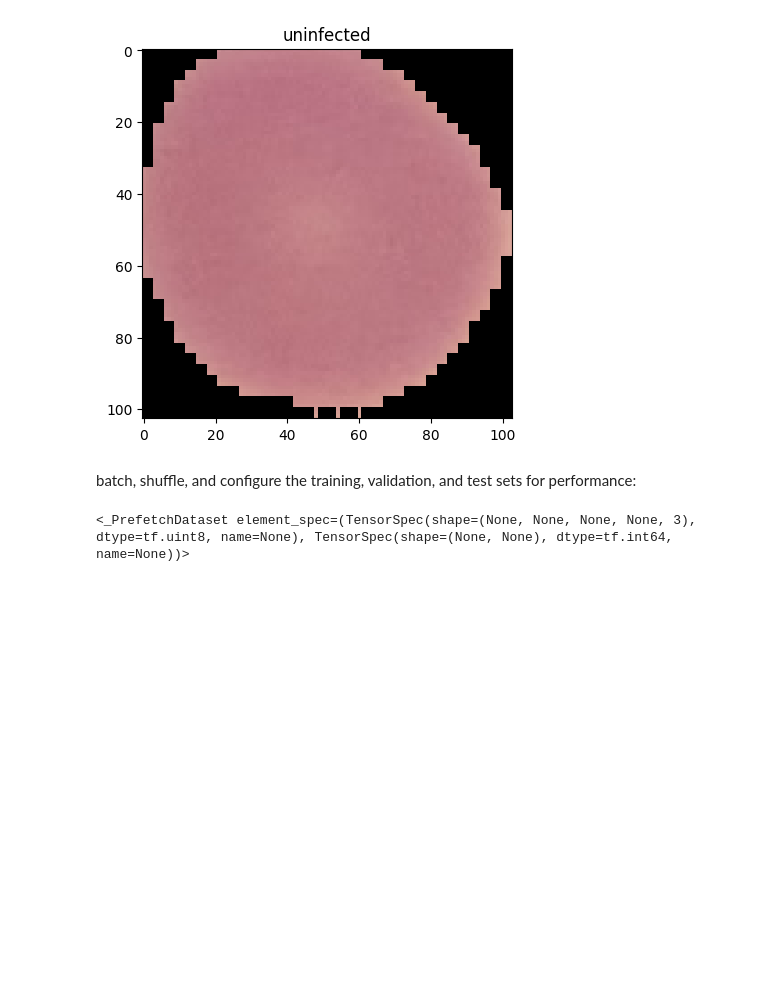
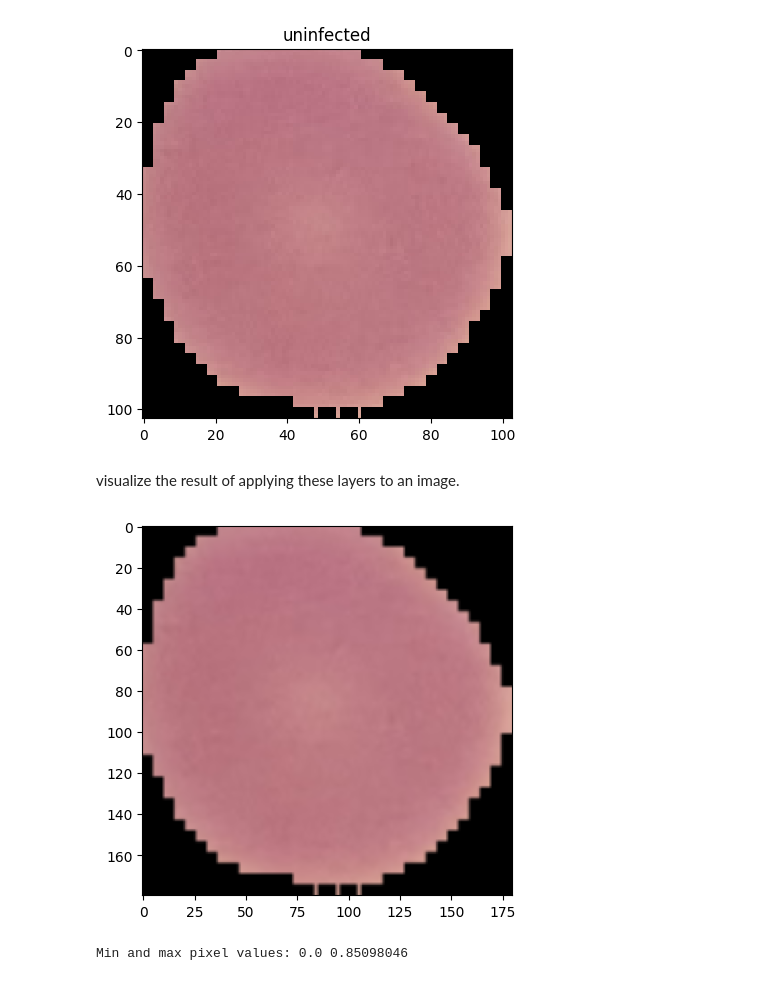
Before and after one commit to denistoo749/Malaria-Cell-Image-Classification, a Jupyter notebook: malaria_cell_images_classification.ipynb, the cells around one changed output. Drawn from its saved outputs; the diff is of its cells as text; code cells hidden in the pictures; blank space fills up the shorter version.

```diff
--- a/malaria_cell_images_classification.ipynb
+++ b/malaria_cell_images_classification.ipynb
@@ -57,3 +42,10 @@ def configure_for_performance(ds):
+# %%
+IMG_SIZE = 180
+
+resize_and_rescale = tf.keras.Sequential([
+  layers.Resizing(IMG_SIZE, IMG_SIZE),
+  layers.Rescaling(1./255)
+])
 # %% [markdown]
 Retrieve an image from the dataset:
 # %%
@@ -64,5 +56,3 @@ _ = plt.imshow(image)
 _ = plt.title(get_label_name(label))
 # %% [output]
 [figure]
-# %% [markdown]
-batch, shuffle, and configure the training, validation, and test sets for performance:
@@ -73,4 +59,11 @@ test_ds = configure_for_performance(test_ds)
-# %%
-train_ds
-# %% [output]
-<_PrefetchDataset element_spec=(TensorSpec(shape=(None, None, None, None, 3), dtype=tf.uint8, name=None), TensorSpec(shape=(None, None), dtype=tf.int64, name=None))>
+# %% [markdown]
+visualize the result of applying these layers to an image.
+# %%
+result = resize_and_rescale(image)
+_ = plt.imshow(result)
+# %% [output]
+[figure, added]
+# %%
+print("Min and max pixel values:", result.numpy().min(), result.numpy().max())
+# %% [output]
+Min and max pixel values: 0.0 0.85098046
```
Also changed, not shown: parts of 11 cells of this notebook.
